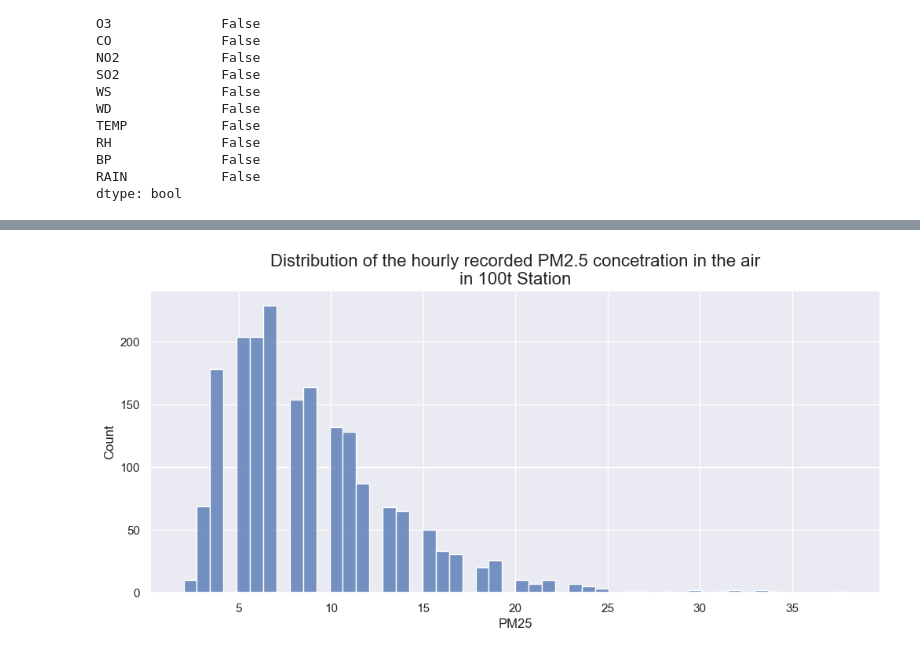
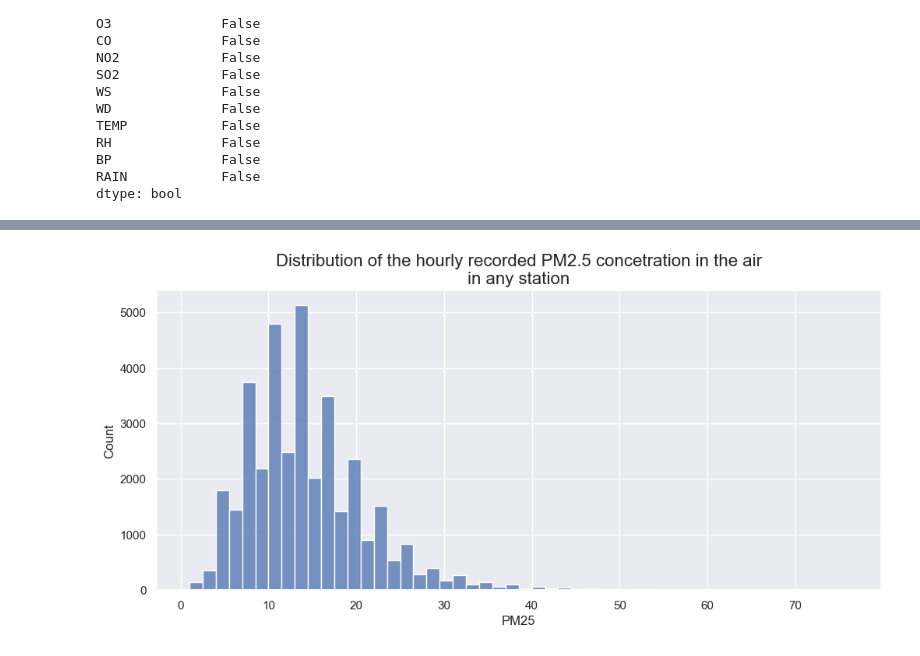
Before and after one commit to bestculling/PM2.5-Prediction-Process, a Jupyter notebook: Preprocessing.ipynb, the cells around one changed output, grey strips where cells are left out. Drawn from its saved outputs; the diff is of its cells as text; code cells hidden in the pictures.

```diff
--- a/Preprocessing.ipynb
+++ b/Preprocessing.ipynb
@@ -6,5 +6,4 @@ import seaborn as sns
 sns.set()
 # %%
 # Load Datasets
-df = pd.read_csv('data/PM25_Station100t.csv')
-df
+df = pd.read_csv('data/raw_data.csv')
@@ -136,8 +145,8 @@ dtype: bool
 # %%
 plt.figure(figsize=(12,5))
 sns.histplot(df['PM25'],bins=50)
-plt.title('Distribution of the hourly recorded PM2.5 concetration in the air\nin 100t Station',
+plt.title('Distribution of the hourly recorded PM2.5 concetration in the air\nin any station',
           fontsize=16)
 plt.show()
 # %% [output]
-[figure, old version]
+[figure, new version]
```
Also changed, not shown: parts of 14 cells of this notebook, 12 other files.
